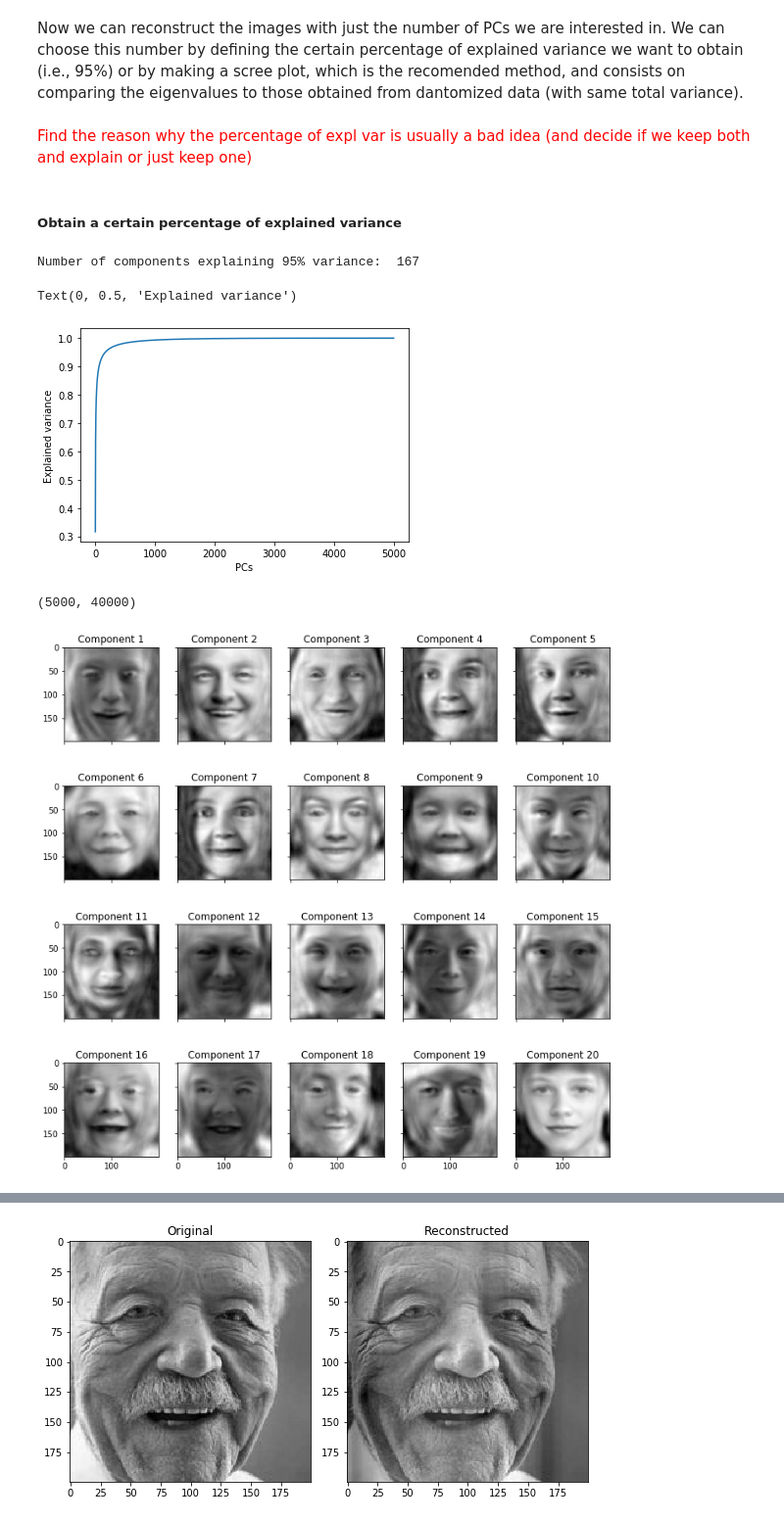
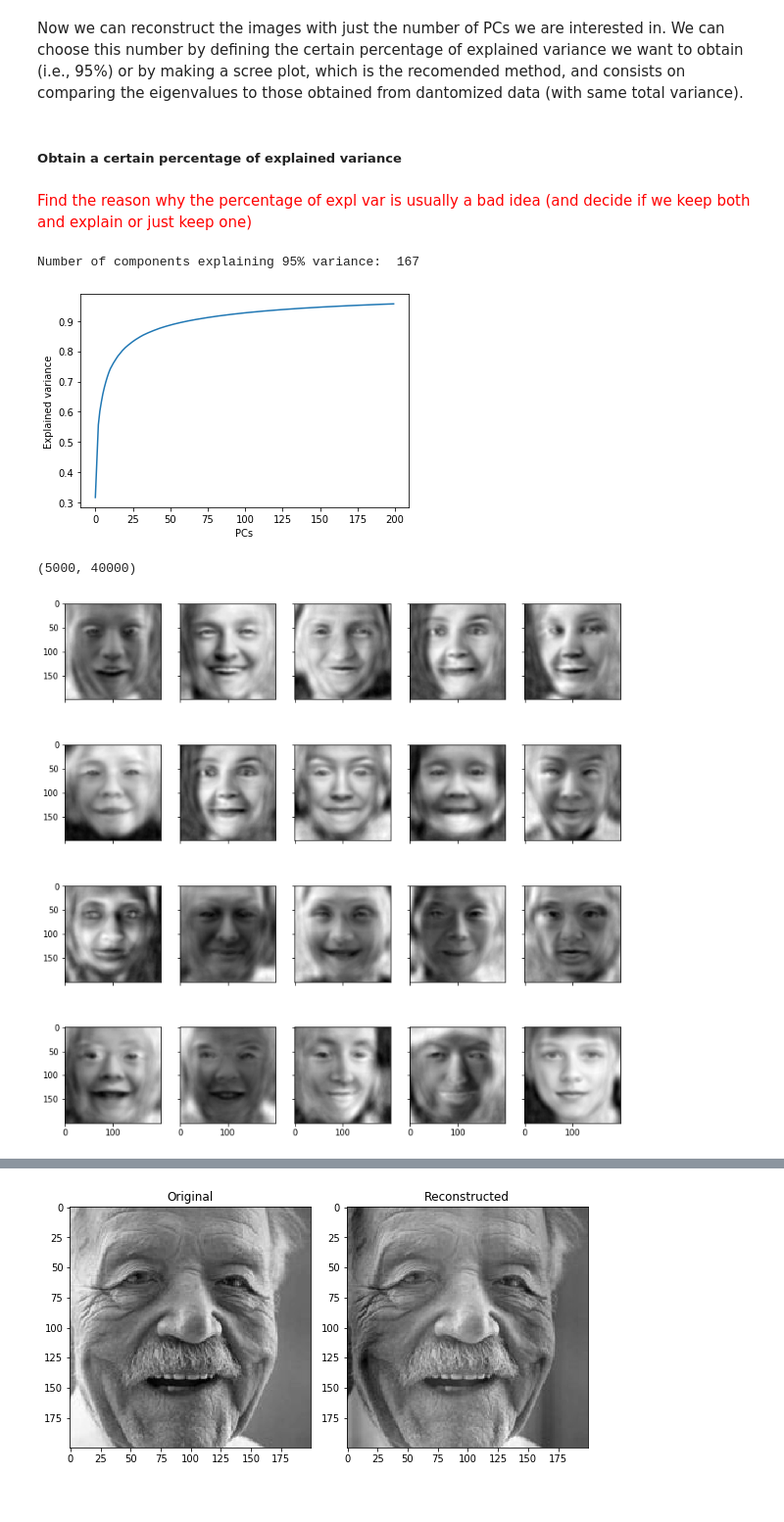
Before and after one commit to MikkelWolfhagen/02582-case-2, a Jupyter notebook: PCA.ipynb, the cells around one changed output, grey strips where cells are left out. Shown at 98% size. Cells and saved outputs as stored; diff of their text form; code cells hidden in the pictures.

```diff
--- a/PCA.ipynb
+++ b/PCA.ipynb
@@ -30,8 +33,8 @@ from sklearn.neighbors import KNeighborsClassifier
 # %%
 # Upload all images in a multidimensional array (Number of images x Height x Width x Channels):
 
-path_faces = 'C:\\Users\\s210289\\COMP_DATA_ANALYSIS_CASE2\\data\\Faces'
-path_labels = 'C:\\Users\\s210289\\COMP_DATA_ANALYSIS_CASE2\\data\\labels.csv'
+path_faces = 'C:\\Users\\s210289\\CASE 2\\data\\Faces\\'
+path_labels = 'C:\\Users\\s210289\\CASE 2\\data\\labels.csv'
 
 def load_images(folder):
     images = []
@@ -126,7 +129,7 @@ plt.imshow(np.reshape(centered_imgs[9],(height,width)), cmap = "gray")
 [figure]
 # %%
 n_features = height*width  # n_components must be between 0 and min(n_samples, n_features)=5000 with svd_solver='full'
-n_components = min(5000, n_features) # We could start with a smaller number of features too.
+n_components = 200 # min(5000, n_features) # We could start with a smaller number of features too.
 pca = PCA(n_components=n_components)
 S = pca.fit_transform(centered_imgs)
 A = pca.components_
@@ -144,10 +147,10 @@ plt.show()
 [figure]
 # %% [markdown]
 Now we can reconstruct the images with just the number of PCs we are interested in. We can choose this number by defining the certain percentage of explained variance we want to obtain (i.e., 95%) or by making a scree plot, which is the recomended method, and consists on comparing the eigenvalues to those obtained from dantomized data (with same total variance).
+# %% [markdown]
+##### Obtain a certain percentage of explained variance
 # %% [markdown]
 <font color='red'>Find the reason why the percentage of expl var is usually a bad idea (and decide if we keep both and explain or just keep one)</font>
-# %% [markdown]
-##### Obtain a certain percentage of explained variance
 # %%
 ratio_var = pca.explained_variance_ratio_
 var_cumu = np.cumsum(ratio_var)
@@ -160,9 +163,9 @@ Number of components explaining 95% variance:  167
 plt.plot(var_cumu);
 plt.xlabel("PCs")
 plt.ylabel("Explained variance")
+plt.show()
 # %% [output]
-Text(0, 0.5, 'Explained variance')
-[figure, old version]
+[figure, new version]
 # %%
 images.shape
 # %% [output]
@@ -170,19 +173,19 @@ images.shape
 # %%
 # Reconstruct the images using 167 components:
 pca_red = PCA(n_components = d)
 S_red = pca_red.fit_transform(centered_imgs)
 A_red = pca_red.components_
+
 
 # Visually inspect the reconstruction of the first 20 images in our dataset:
 imgs_reconstr = np.matmul(S_red,A_red) + img_mean
 img_plot = np.reshape(imgs_reconstr, (n_imgs, height, width))
 
 f, axs = plt.subplots(4, 5, figsize=(12, 12), sharex=True, sharey=True)
 axs = axs.flatten()
 for i, ax in zip(range(20), axs):
     ax.imshow(img_plot[i,:,:], cmap ='gray')
-    ax.set_title('Component ' + str(i+1))
 plt.show()
 # %% [output]
-[figure, old version]
+[figure, new version]
 # %% [markdown]
```
Also changed, not shown: parts of 24 cells of this notebook.
